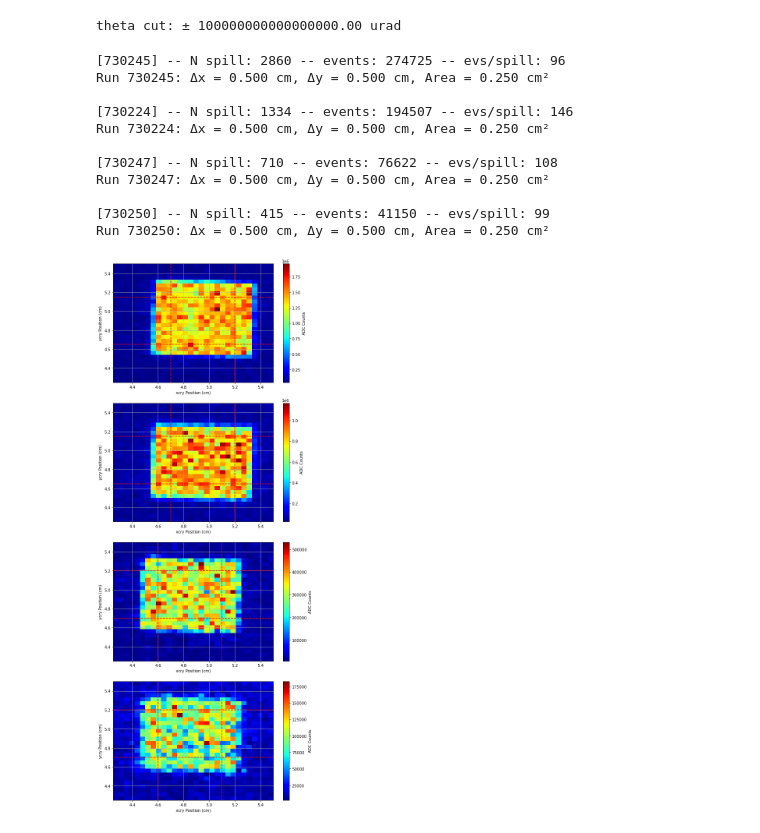
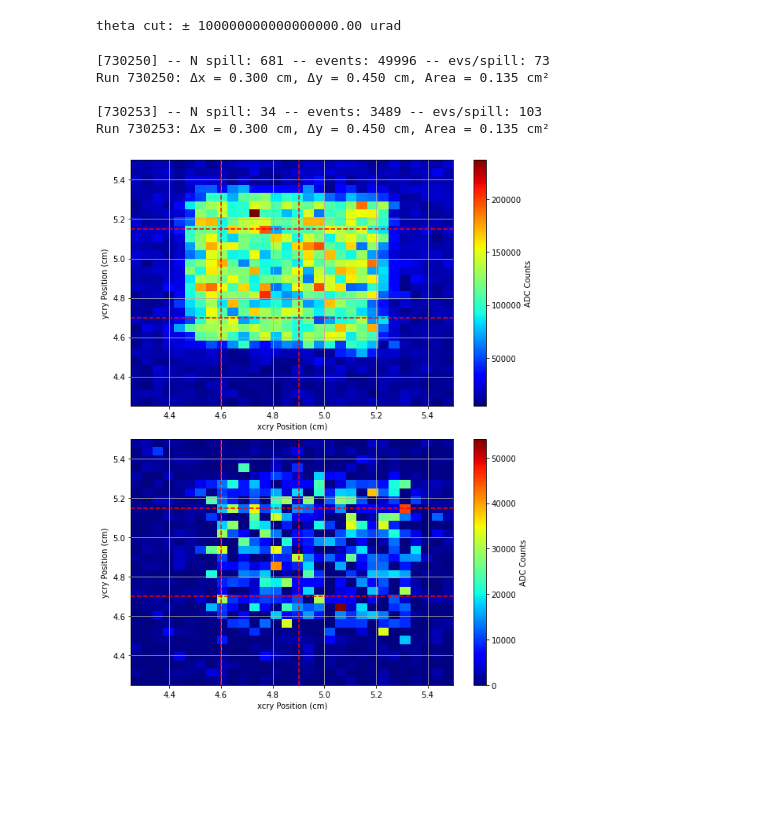
Before and after one commit to Ncanale/eplusBOOST_2025_T9, a Jupyter notebook: OM/compare_epBOOST.ipynb, the cells around one changed output. Saved outputs shown, nothing was run; the diff lists cells and outputs as text; code cells hidden in the pictures; blank space fills up the shorter version.

```diff
--- a/OM/compare_epBOOST.ipynb
+++ b/OM/compare_epBOOST.ipynb
@@ -138,7 +138,7 @@ Run numbers: [730245, 730224, 730247, 730250] -- ultimo aggiornamento 19:48:49
 theta_crit = 9999999999
 if any(run in [730224,730245,730247] for run in scan_number): ## add 6GeV runs
     theta_crit = np.sqrt((2*887/(6*1e9))) ##rad
-if any(run in [730250] for run in scan_number): ## add 2.866GeV runs
+if any(run in [730250,730251,730253] for run in scan_number): ## add 2.866GeV runs
     theta_crit = np.sqrt((2*887/(2.86*1e9))) ##rad
 
 CutTheta = False
@@ -158,7 +158,9 @@ if any(run in [730245, 730224, 730247] for run in scan_number):
         730245 : {'x_cry_cut': [4.7, 5.2], 'y_cry_cut': [4.65, 5.15]},
         730224 : {'x_cry_cut': [4.7, 5.2], 'y_cry_cut': [4.65, 5.15]},
         730247 : {'x_cry_cut': [4.6, 5.1], 'y_cry_cut': [4.7, 5.2]},
-        730250: {'x_cry_cut': [4.6, 5.1], 'y_cry_cut': [4.7, 5.2]}
+        730250: {'x_cry_cut': [4.6, 5.1], 'y_cry_cut': [4.7, 5.2]},
+        730251: {'x_cry_cut': [4.6, 5.1], 'y_cry_cut': [4.7, 5.2]},
+        730253: {'x_cry_cut': [4.7, 5.2], 'y_cry_cut': [4.65, 5.15]}
     }
 else:
     for run in scan_number:
@@ -177,44 +179,38 @@ for j, run in enumerate(scan_number):
     hh_x = ax[j].hist2d(
         xcry[mask], ycry[mask],
         range=((4.25, 5.5), (4.25, 5.5)),
         weights=qtot[:, 0][mask],
         cmap=mycmap, bins=30
     )
     ax[j].set_xlabel('xcry Position (cm)')
     ax[j].set_ylabel('ycry Position (cm)')
     ax[j].grid()
 
     x_cry_cut = cuts[run]['x_cry_cut']
     y_cry_cut = cuts[run]['y_cry_cut']
 
     # Print cut dimensions
     dx = x_cry_cut[1] - x_cry_cut[0]
     dy = y_cry_cut[1] - y_cry_cut[0]
     print(f"Run {run}: Δx = {dx:.3f} cm, Δy = {dy:.3f} cm, Area = {dx*dy:.3f} cm²\n")
 
     ax[j].axvline(x=x_cry_cut[0], color='red', linestyle='--')
     ax[j].axvline(x=x_cry_cut[1], color='red', linestyle='--')
     ax[j].axhline(y=y_cry_cut[0], color='red', linestyle='--')
     ax[j].axhline(y=y_cry_cut[1], color='red', linestyle='--')
 
     plt.colorbar(hh_x[3], ax=ax[j], label='ADC Counts')
 
 
 plt.tight_layout()
 plt.show()
 # %% [output]
-[730245] -- N spill: 2860 -- events: 274725 -- evs/spill: 96
-Run 730245: Δx = 0.500 cm, Δy = 0.500 cm, Area = 0.250 cm²
+[730250] -- N spill: 681 -- events: 49996 -- evs/spill: 73
+Run 730250: Δx = 0.300 cm, Δy = 0.450 cm, Area = 0.135 cm²
 
-[730224] -- N spill: 1334 -- events: 194507 -- evs/spill: 146
-Run 730224: Δx = 0.500 cm, Δy = 0.500 cm, Area = 0.250 cm²
-
-[730247] -- N spill: 710 -- events: 76622 -- evs/spill: 108
-Run 730247: Δx = 0.500 cm, Δy = 0.500 cm, Area = 0.250 cm²
-
-[730250] -- N spill: 415 -- events: 41150 -- evs/spill: 99
-Run 730250: Δx = 0.500 cm, Δy = 0.500 cm, Area = 0.250 cm²
+[730253] -- N spill: 34 -- events: 3489 -- evs/spill: 103
+Run 730253: Δx = 0.300 cm, Δy = 0.450 cm, Area = 0.135 cm²
-[figure, old version]
+[figure, new version]
 # %%
 isrot = False
 iscrad = True
```
Also changed, not shown: parts of 5 cells of this notebook, 3 other files.
